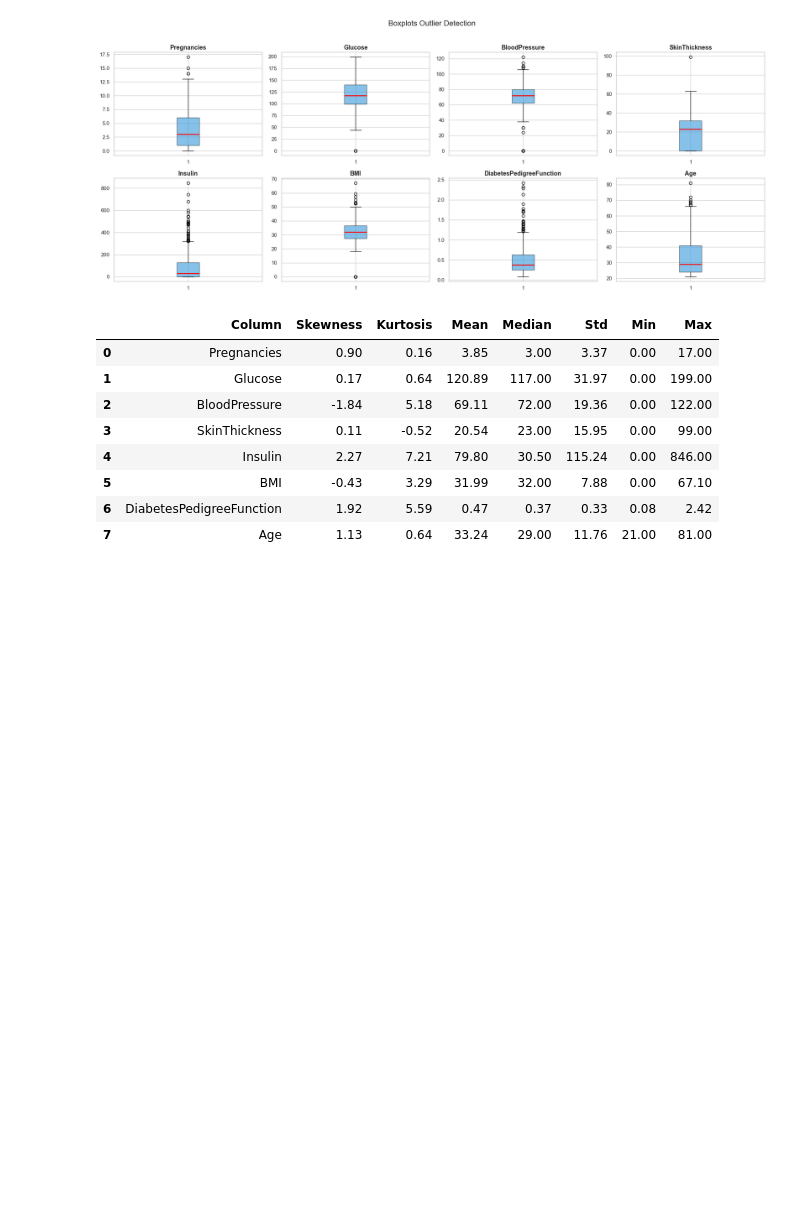
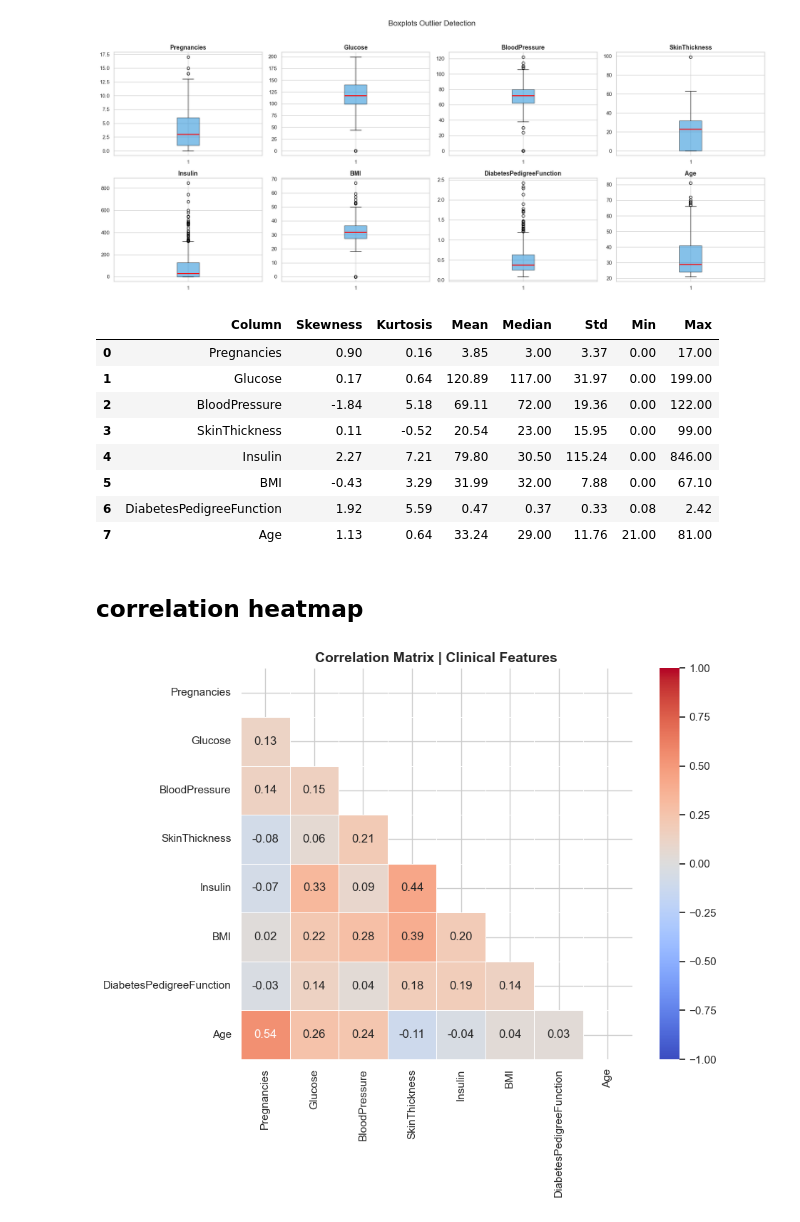
Before and after one commit to hamzalafsioui/DiaSense, a Jupyter notebook: notebooks/01_eda.ipynb, the cells around one changed output. Cells and saved outputs as stored; diff of their text form; code cells hidden in the pictures; blank space fills up the shorter version.

Commit message:
fix reports & add correlation heatmap

```diff
--- a/notebooks/01_eda.ipynb
+++ b/notebooks/01_eda.ipynb
@@ -257,3 +257,32 @@ display(stats_df)
 | 5 | BMI | -0.43 | 3.29 | 31.99 | 32.00 | 7.88 | 0.00 | 67.10 |
 | 6 | DiabetesPedigreeFunction | 1.92 | 5.59 | 0.47 | 0.37 | 0.33 | 0.08 | 2.42 |
 | 7 | Age | 1.13 | 0.64 | 33.24 | 29.00 | 11.76 | 21.00 | 81.00 |
+# %% [markdown]
+## correlation heatmap
+# %%
+
+corr = df[CLINICAL_FEATURES].corr()
+
+fig, ax = plt.subplots(figsize=(10, 8))
+mask = np.triu(np.ones_like(corr, dtype=bool))  # show lower triangle only
+
+sns.heatmap(
+    corr,
+    mask=mask,
+    annot=True,
+    fmt=".2f",
+    cmap="coolwarm",
+    center=0,
+    vmin=-1,
+    vmax=1,
+    square=True,
+    linewidths=0.5,
+    ax=ax,
+)
+ax.set_title("Correlation Matrix | Clinical Features", fontsize=14, fontweight="bold")
+
+plt.tight_layout()
+plt.savefig(FIGURES_DIR / "eda_correlation_heatmap.png", dpi=150, bbox_inches="tight")
+plt.show()
+# %% [output]
+[figure, added]
```
Also changed, not shown: parts of 4 cells of this notebook, 6 other files.
